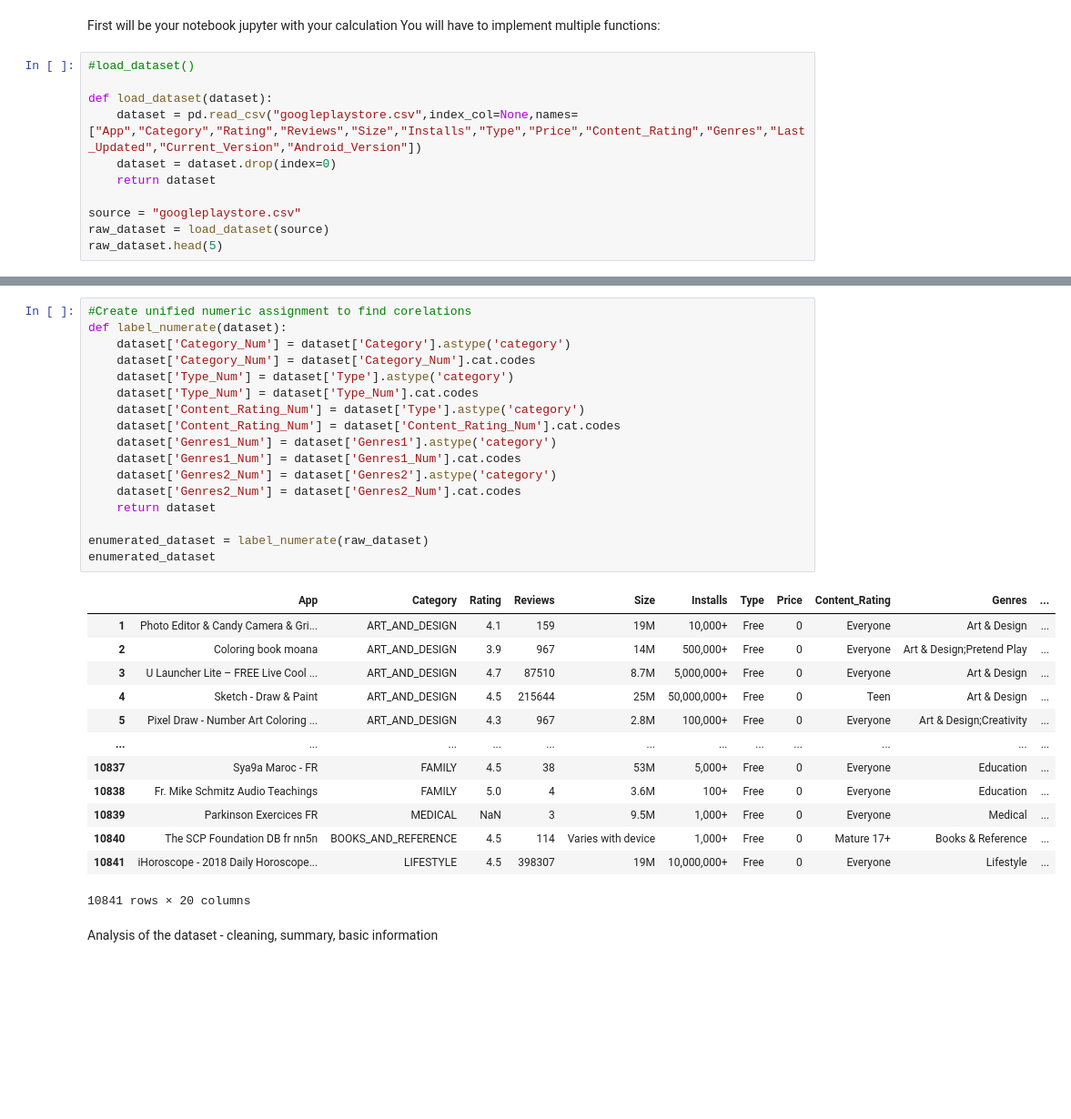
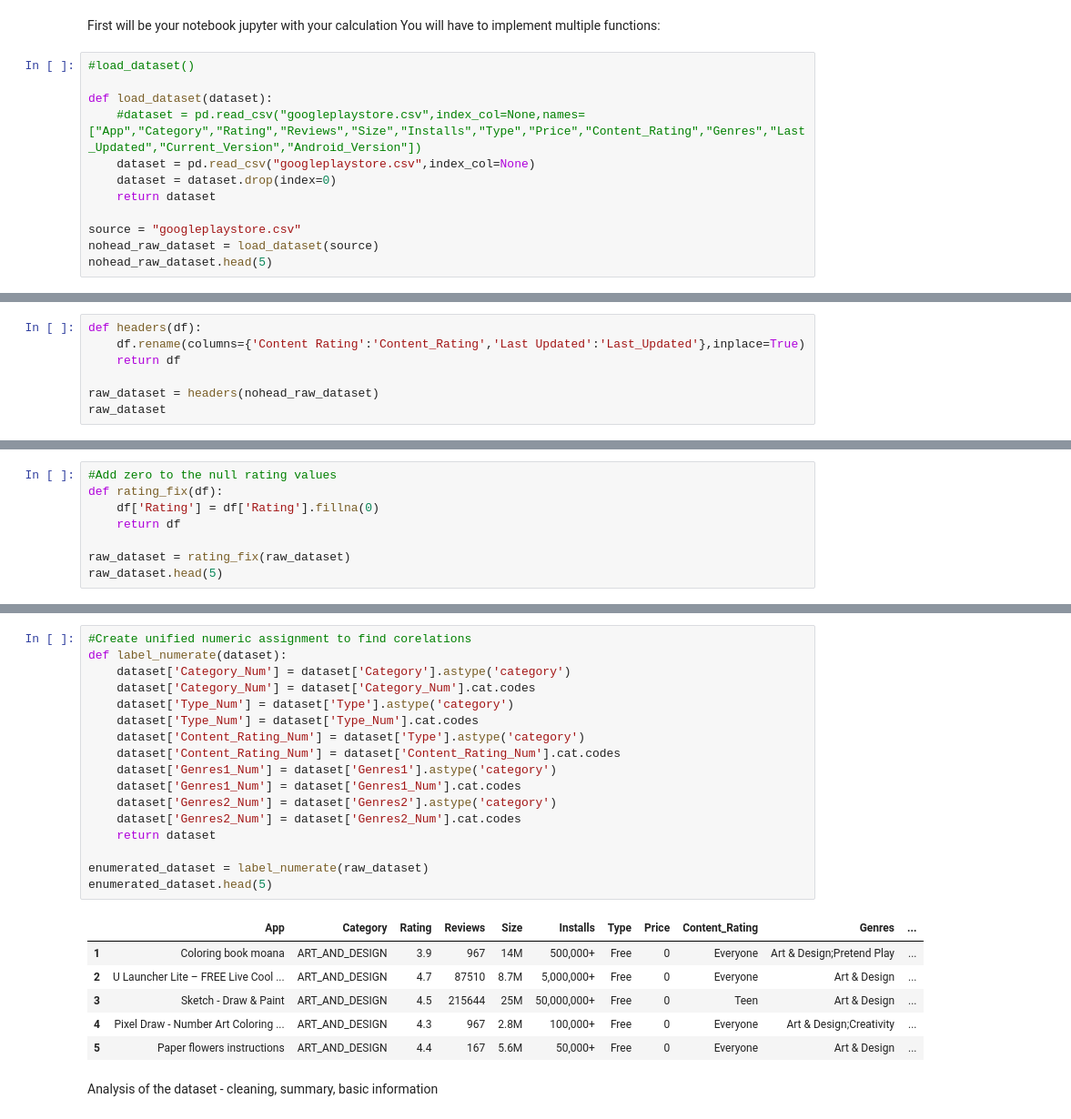
Before and after one commit to Rodauv/google_playstore_stats, a Jupyter notebook: my_mobapp_studio.ipynb, the cells around one changed output, grey strips where cells are left out. Shown at 91% size. Cells and saved outputs as stored; diff of their text form; blank space fills up the shorter version.

```diff
--- a/my_mobapp_studio.ipynb
+++ b/my_mobapp_studio.ipynb
@@ -34,11 +34,12 @@ First will be your notebook jupyter with your calculation You will have to imple
 #load_dataset()
 
 def load_dataset(dataset):
-    dataset = pd.read_csv("googleplaystore.csv",index_col=None,names=["App","Category","Rating","Reviews","Size","Installs","Type","Price","Content_Rating","Genres","Last_Updated","Current_Version","Android_Version"])
+    #dataset = pd.read_csv("googleplaystore.csv",index_col=None,names=["App","Category","Rating","Reviews","Size","Installs","Type","Price","Content_Rating","Genres","Last_Updated","Current_Version","Android_Version"])
+    dataset = pd.read_csv("googleplaystore.csv",index_col=None)
     dataset = dataset.drop(index=0)
     return dataset
 
 source = "googleplaystore.csv"
-raw_dataset = load_dataset(source)
-raw_dataset.head(5)
+nohead_raw_dataset = load_dataset(source)
+nohead_raw_dataset.head(5)
 # %% [output]
@@ -50,0 +52,7 @@ raw_dataset.head(5)
+# %%
+def headers(df):
+    df.rename(columns={'Content Rating':'Content_Rating','Last Updated':'Last_Updated'},inplace=True)
+    return df
+
+raw_dataset = headers(nohead_raw_dataset)
+raw_dataset
@@ -108 +130,9 @@ unique_labels
         'Education', 'Music & Video', 'Brain Games'], dtype=object))
+# %%
+#Add zero to the null rating values
+def rating_fix(df):
+    df['Rating'] = df['Rating'].fillna(0)
+    return df
+
+raw_dataset = rating_fix(raw_dataset)
+raw_dataset.head(5)
@@ -109,34 +146,27 @@ unique_labels
 # %%
 #Create unified numeric assignment to find corelations
 def label_numerate(dataset):
     dataset['Category_Num'] = dataset['Category'].astype('category')
     dataset['Category_Num'] = dataset['Category_Num'].cat.codes
     dataset['Type_Num'] = dataset['Type'].astype('category')
     dataset['Type_Num'] = dataset['Type_Num'].cat.codes
     dataset['Content_Rating_Num'] = dataset['Type'].astype('category')
     dataset['Content_Rating_Num'] = dataset['Content_Rating_Num'].cat.codes
     dataset['Genres1_Num'] = dataset['Genres1'].astype('category')
     dataset['Genres1_Num'] = dataset['Genres1_Num'].cat.codes
     dataset['Genres2_Num'] = dataset['Genres2'].astype('category')
     dataset['Genres2_Num'] = dataset['Genres2_Num'].cat.codes
     return dataset
 
 enumerated_dataset = label_numerate(raw_dataset)
-enumerated_dataset
+enumerated_dataset.head(5)
 # %% [output]
 |  | App | Category | Rating | Reviews | Size | Installs | Type | Price | Content_Rating | Genres | ... |
-| 1 | Photo Editor & Candy Camera & Gri... | ART_AND_DESIGN | 4.1 | 159 | 19M | 10,000+ | Free | 0 | Everyone | Art & Design | ... |
-| 2 | Coloring book moana | ART_AND_DESIGN | 3.9 | 967 | 14M | 500,000+ | Free | 0 | Everyone | Art & Design;Pretend Play | ... |
-| 3 | U Launcher Lite – FREE Live Cool ... | ART_AND_DESIGN | 4.7 | 87510 | 8.7M | 5,000,000+ | Free | 0 | Everyone | Art & Design | ... |
-| 4 | Sketch - Draw & Paint | ART_AND_DESIGN | 4.5 | 215644 | 25M | 50,000,000+ | Free | 0 | Teen | Art & Design | ... |
-| 5 | Pixel Draw - Number Art Coloring ... | ART_AND_DESIGN | 4.3 | 967 | 2.8M | 100,000+ | Free | 0 | Everyone | Art & Design;Creativity | ... |
-| ... | ... | ... | ... | ... | ... | ... | ... | ... | ... | ... | ... |
-| 10837 | Sya9a Maroc - FR | FAMILY | 4.5 | 38 | 53M | 5,000+ | Free | 0 | Everyone | Education | ... |
-| 10838 | Fr. Mike Schmitz Audio Teachings | FAMILY | 5.0 | 4 | 3.6M | 100+ | Free | 0 | Everyone | Education | ... |
-| 10839 | Parkinson Exercices FR | MEDICAL | NaN | 3 | 9.5M | 1,000+ | Free | 0 | Everyone | Medical | ... |
-| 10840 | The SCP Foundation DB fr nn5n | BOOKS_AND_REFERENCE | 4.5 | 114 | Varies with device | 1,000+ | Free | 0 | Mature 17+ | Books & Reference | ... |
-| 10841 | iHoroscope - 2018 Daily Horoscope... | LIFESTYLE | 4.5 | 398307 | 19M | 10,000,000+ | Free | 0 | Everyone | Lifestyle | ... |
+| 1 | Coloring book moana | ART_AND_DESIGN | 3.9 | 967 | 14M | 500,000+ | Free | 0 | Everyone | Art & Design;Pretend Play | ... |
+| 2 | U Launcher Lite – FREE Live Cool ... | ART_AND_DESIGN | 4.7 | 87510 | 8.7M | 5,000,000+ | Free | 0 | Everyone | Art & Design | ... |
+| 3 | Sketch - Draw & Paint | ART_AND_DESIGN | 4.5 | 215644 | 25M | 50,000,000+ | Free | 0 | Teen | Art & Design | ... |
+| 4 | Pixel Draw - Number Art Coloring ... | ART_AND_DESIGN | 4.3 | 967 | 2.8M | 100,000+ | Free | 0 | Everyone | Art & Design;Creativity | ... |
+| 5 | Paper flowers instructions | ART_AND_DESIGN | 4.4 | 167 | 5.6M | 50,000+ | Free | 0 | Everyone | Art & Design | ... |
-10841 rows × 20 columns
 # %% [markdown]
 Analysis of the dataset - cleaning, summary, basic information
 # %%
```
Also changed, not shown: parts of 15 cells of this notebook.
